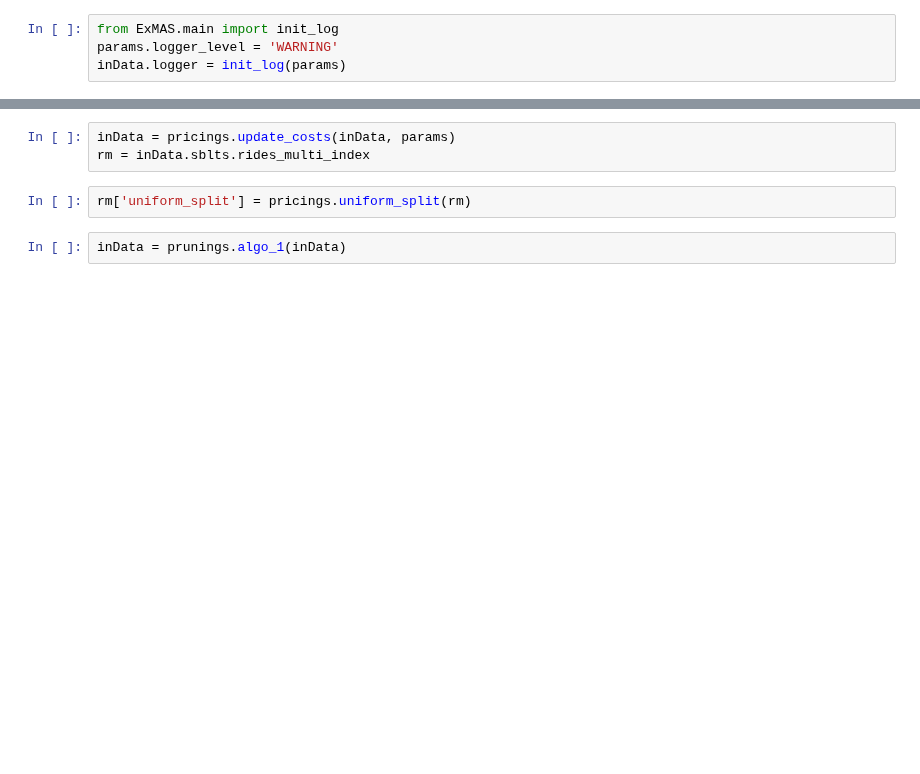
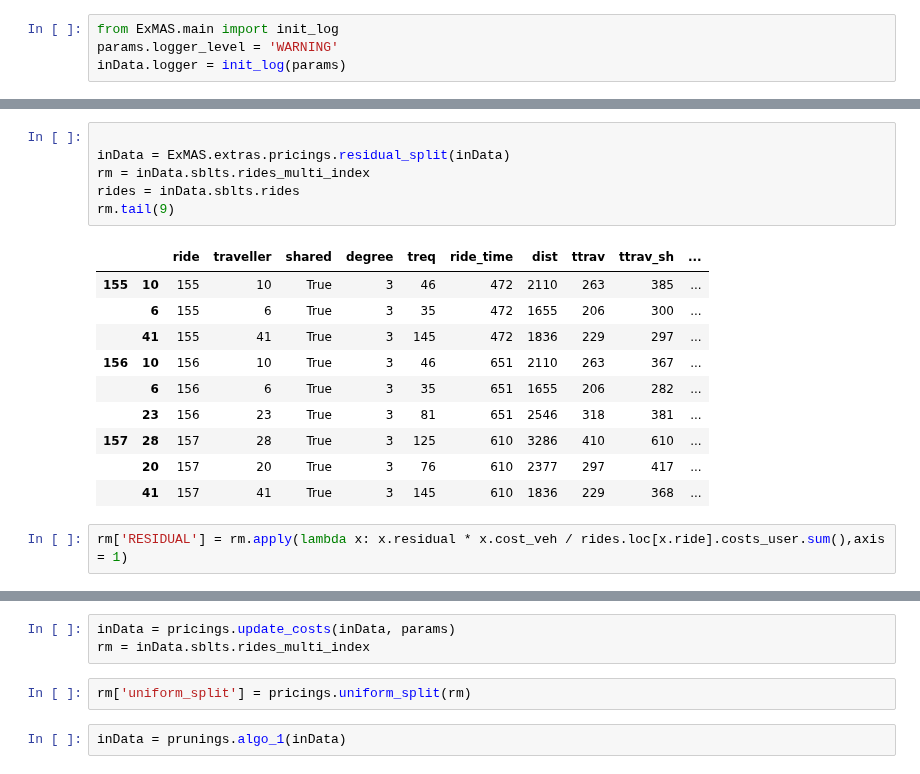
Before and after one commit to RafalKucharskiPK/ExMAS, a Jupyter notebook: ExMAS/spinoffs/game/pipeline.ipynb, the cells around one changed output, grey strips where cells are left out. Drawn from its saved outputs; the diff is of its cells as text; blank space fills up the shorter version.

```diff
--- a/ExMAS/spinoffs/game/pipeline.ipynb
+++ b/ExMAS/spinoffs/game/pipeline.ipynb
@@ -509,0 +154,19 @@ inData.sblts.rides_multi_index.join(inData.sblts.rides.selected, on = 'ride')
+# %%
+
+inData = ExMAS.extras.pricings.residual_split(inData)
+rm = inData.sblts.rides_multi_index
+rides = inData.sblts.rides
+rm.tail(9)
+# %% [output]
+|  |  | ride | traveller | shared | degree | treq | ride_time | dist | ttrav | ttrav_sh | ... |
+| 155 | 10 | 155 | 10 | True | 3 | 46 | 472 | 2110 | 263 | 385 | ... |
+|  | 6 | 155 | 6 | True | 3 | 35 | 472 | 1655 | 206 | 300 | ... |
+|  | 41 | 155 | 41 | True | 3 | 145 | 472 | 1836 | 229 | 297 | ... |
+| 156 | 10 | 156 | 10 | True | 3 | 46 | 651 | 2110 | 263 | 367 | ... |
+|  | 6 | 156 | 6 | True | 3 | 35 | 651 | 1655 | 206 | 282 | ... |
+|  | 23 | 156 | 23 | True | 3 | 81 | 651 | 2546 | 318 | 381 | ... |
+| 157 | 28 | 157 | 28 | True | 3 | 125 | 610 | 3286 | 410 | 610 | ... |
+|  | 20 | 157 | 20 | True | 3 | 76 | 610 | 2377 | 297 | 417 | ... |
+|  | 41 | 157 | 41 | True | 3 | 145 | 610 | 1836 | 229 | 368 | ... |
+# %%
+rm['RESIDUAL'] = rm.apply(lambda x: x.residual * x.cost_veh / rides.loc[x.ride].costs_user.sum(),axis = 1)
```
Also changed, not shown: parts of 35 cells of this notebook, 5 other files.
